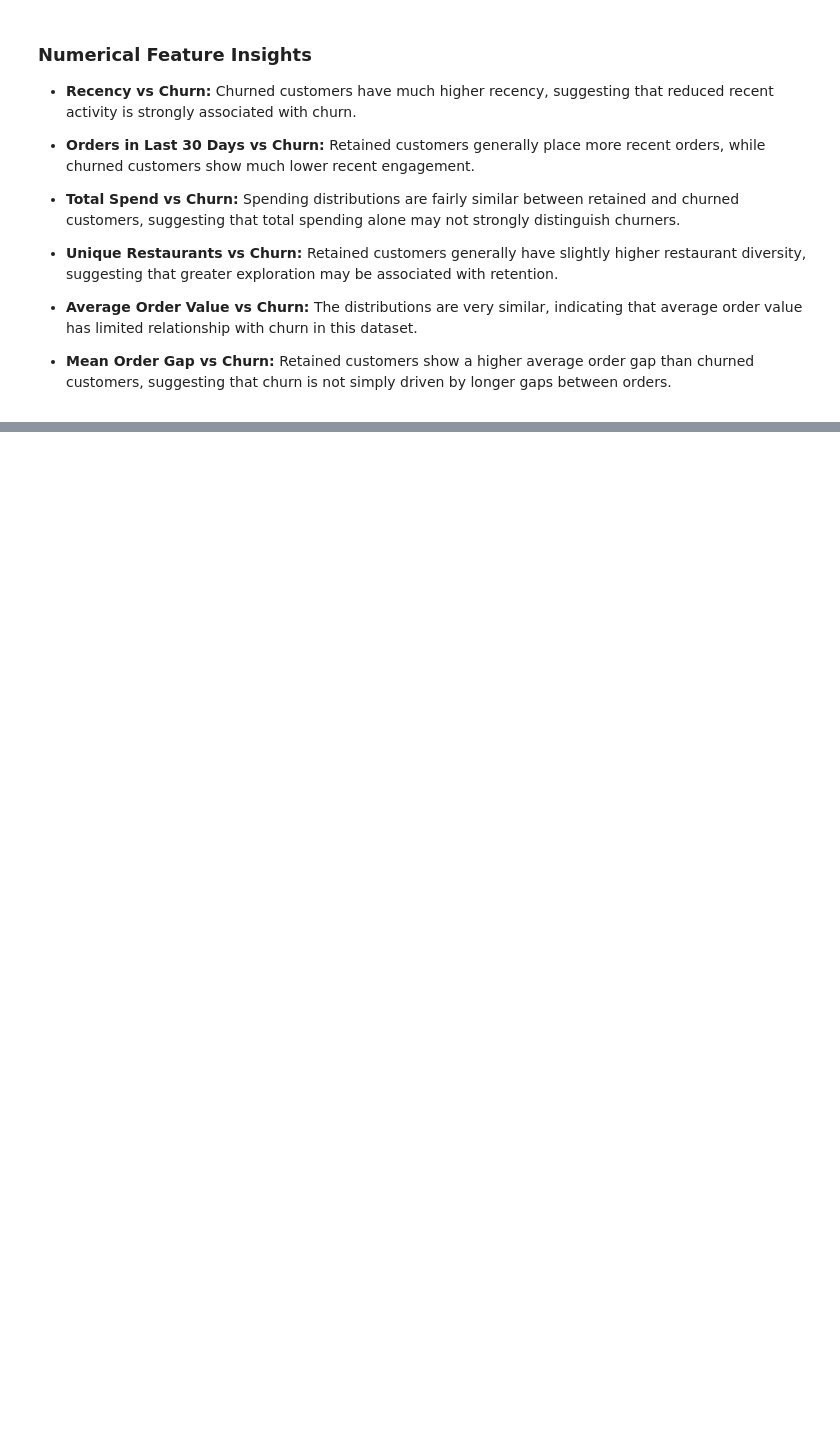
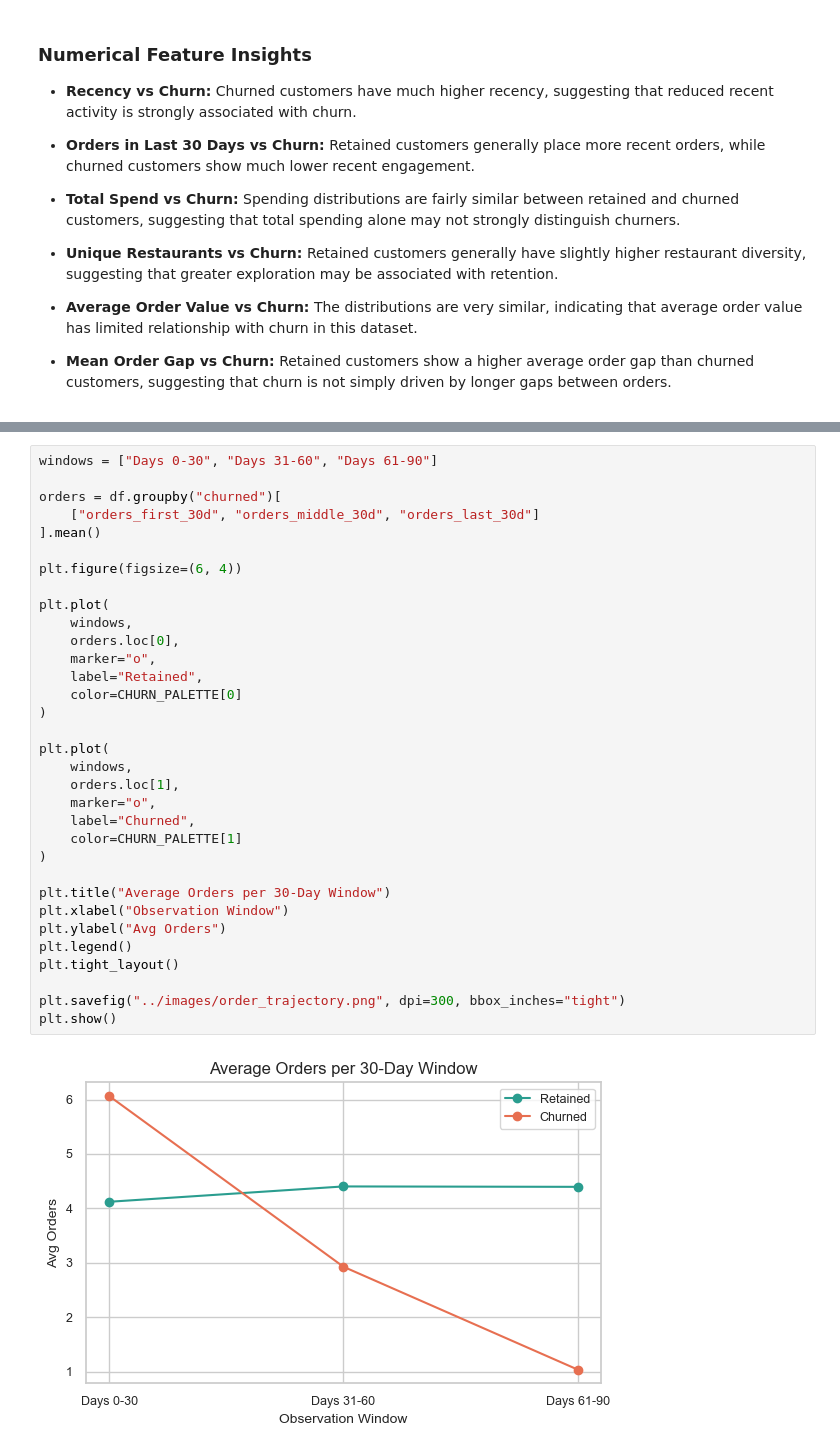
Before and after one commit to PrikshitSingh230/FoodFirst-Customer-Churn-Prediction, a Jupyter notebook: Notebooks/07_Churn_EDA.ipynb, the cells around one changed output, grey strips where cells are left out. Cells and saved outputs as stored; diff of their text form; blank space fills up the shorter version.

Commit message:
Adding Images

```diff
--- a/Notebooks/07_Churn_EDA.ipynb
+++ b/Notebooks/07_Churn_EDA.ipynb
@@ -277,0 +329,35 @@ plt.show()
+# %%
+windows = ["Days 0-30", "Days 31-60", "Days 61-90"]
+
+orders = df.groupby("churned")[
+    ["orders_first_30d", "orders_middle_30d", "orders_last_30d"]
+].mean()
+
+plt.figure(figsize=(6, 4))
+
+plt.plot(
+    windows,
+    orders.loc[0],
+    marker="o",
+    label="Retained",
+    color=CHURN_PALETTE[0]
+)
+
+plt.plot(
+    windows,
+    orders.loc[1],
+    marker="o",
+    label="Churned",
+    color=CHURN_PALETTE[1]
+)
+
+plt.title("Average Orders per 30-Day Window")
+plt.xlabel("Observation Window")
+plt.ylabel("Avg Orders")
+plt.legend()
+plt.tight_layout()
+
+plt.savefig("../images/order_trajectory.png", dpi=300, bbox_inches="tight")
+plt.show()
+# %% [output]
+[figure, added]
```
Also changed, not shown: parts of 2 cells of this notebook, 2 other files.
